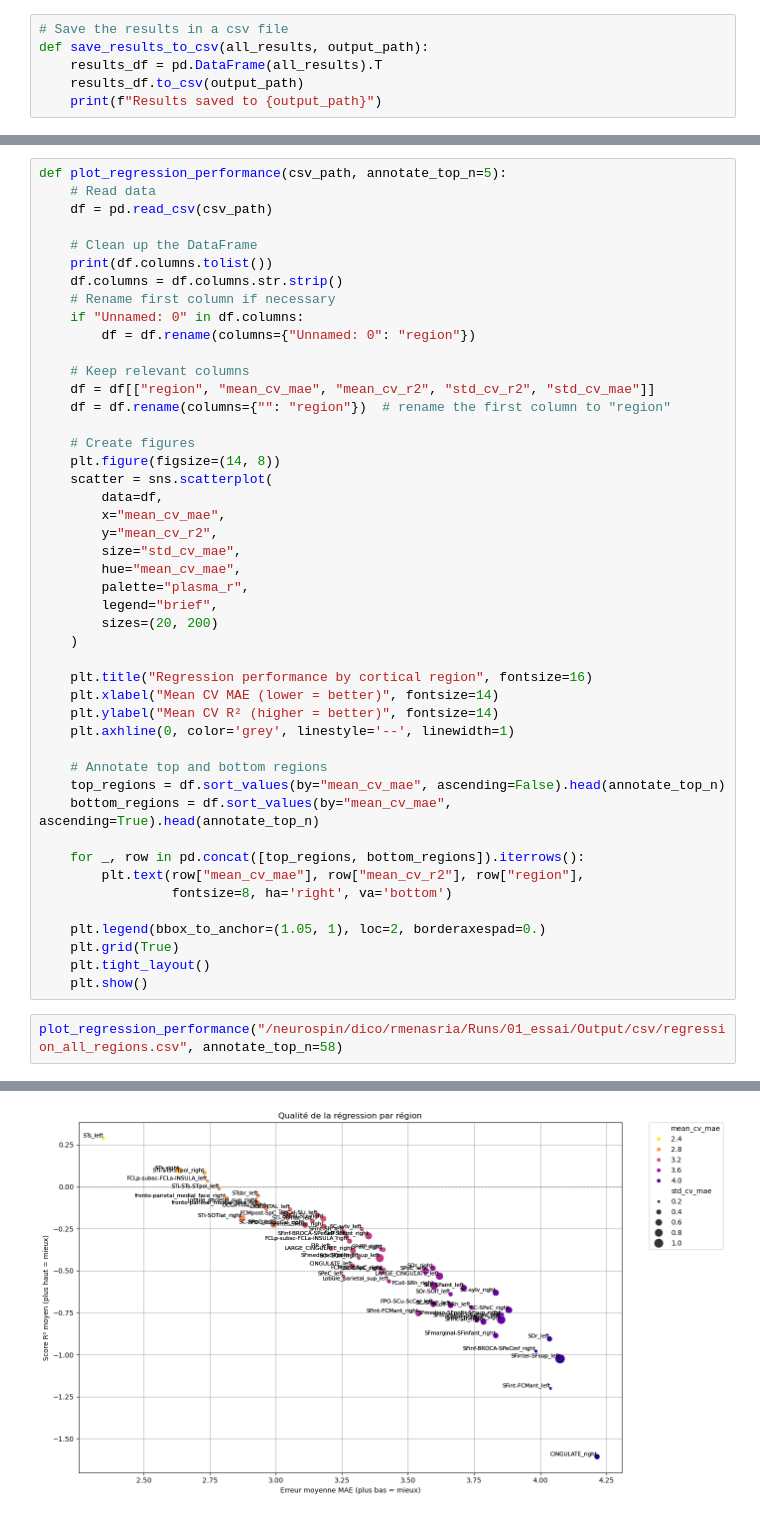
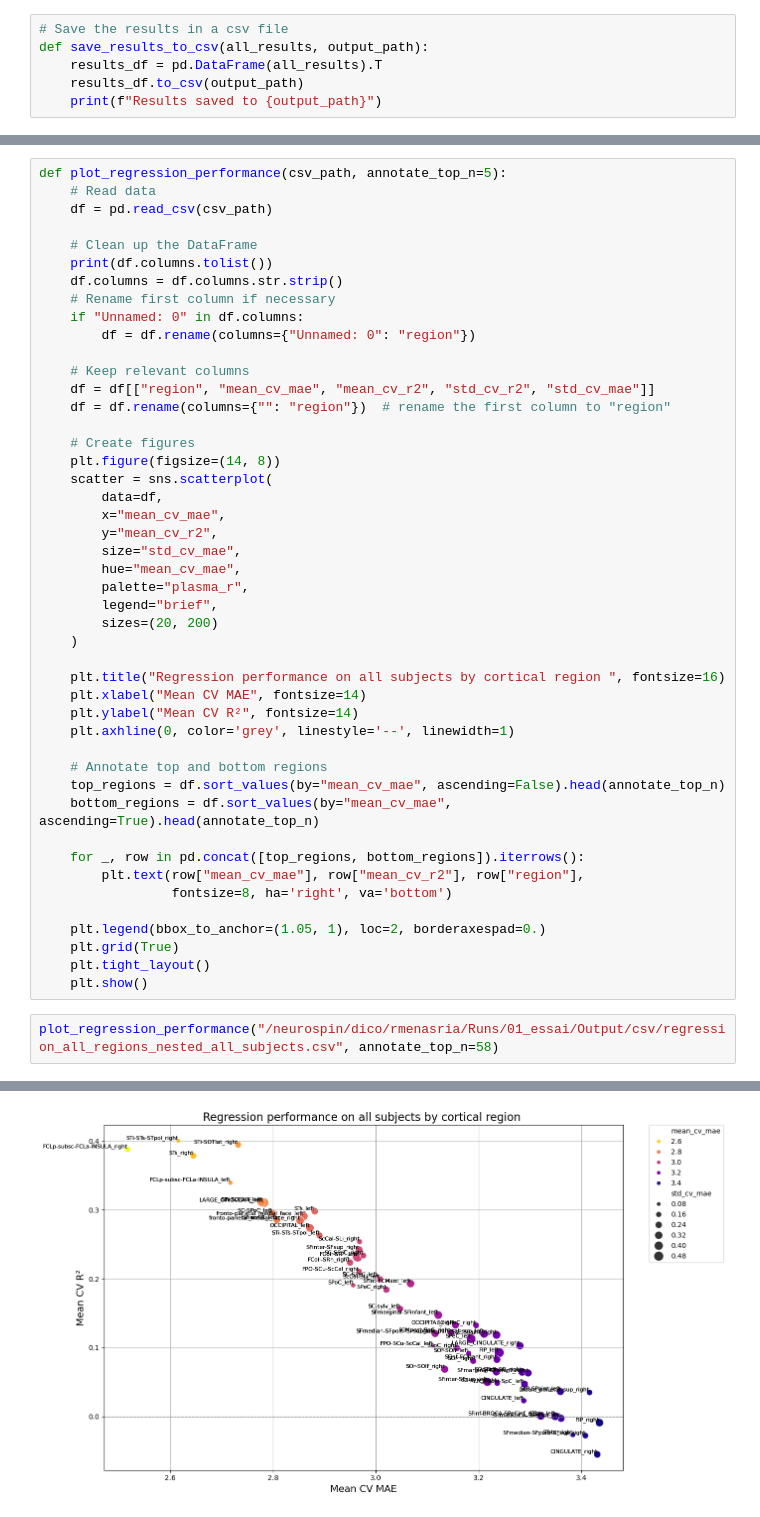
Before and after one commit to neurospin-projects/2025_rmenasria_prematurity, a Jupyter notebook: notebooks/racim/Prematurity_regression_dHCP.ipynb, the cells around one changed output, grey strips where cells are left out. Cells and saved outputs as stored; diff of their text form.

```diff
--- a/notebooks/racim/Prematurity_regression_dHCP.ipynb
+++ b/notebooks/racim/Prematurity_regression_dHCP.ipynb
@@ -362,9 +363,9 @@ def plot_regression_performance(csv_path, annotate_top_n=5):
         sizes=(20, 200)
     )
 
-    plt.title("Regression performance by cortical region", fontsize=16)
-    plt.xlabel("Mean CV MAE (lower = better)", fontsize=14)
-    plt.ylabel("Mean CV R² (higher = better)", fontsize=14)
+    plt.title("Regression performance on all subjects by cortical region ", fontsize=16)
+    plt.xlabel("Mean CV MAE", fontsize=14)
+    plt.ylabel("Mean CV R²", fontsize=14)
     plt.axhline(0, color='grey', linestyle='--', linewidth=1)
 
     # Annotate top and bottom regions
@@ -380,5 +381,5 @@ def plot_regression_performance(csv_path, annotate_top_n=5):
     plt.tight_layout()
     plt.show()
 # %%
-plot_regression_performance("/neurospin/dico/rmenasria/Runs/01_essai/Output/csv/regression_all_regions.csv", annotate_top_n=58)
+plot_regression_performance("/neurospin/dico/rmenasria/Runs/01_essai/Output/csv/regression_all_regions_nested_all_subjects.csv", annotate_top_n=58)
 # %% [output]
@@ -386 +387 @@ plot_regression_performance("/neurospin/dico/rmenasria/Runs/01_essai/Output/csv/
-[figure, old version]
+[figure, new version]
```
Also changed, not shown: parts of 6 cells of this notebook, 3 other files.
